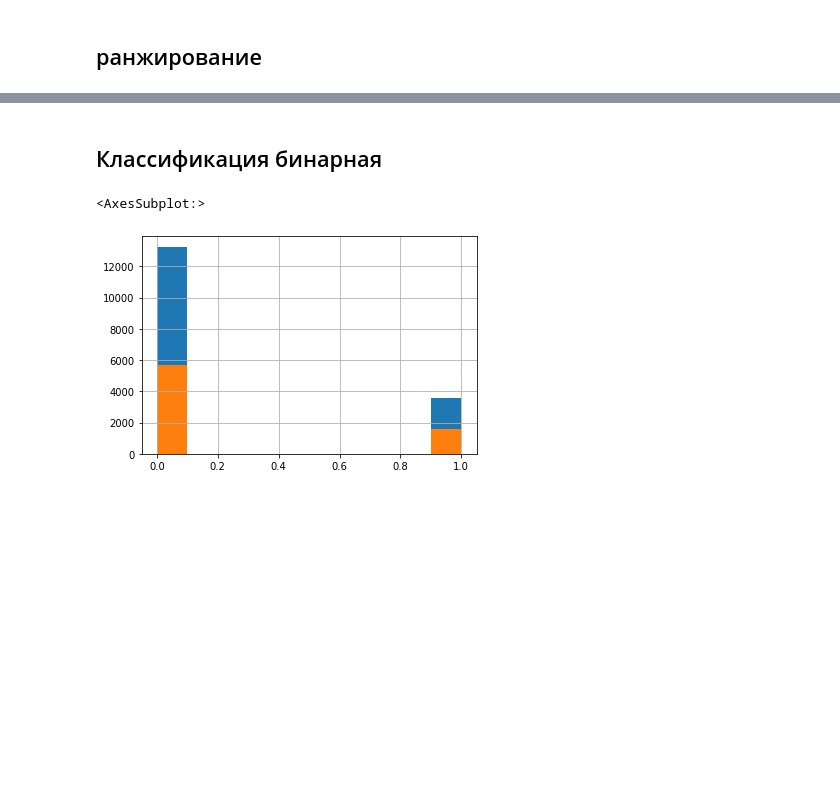
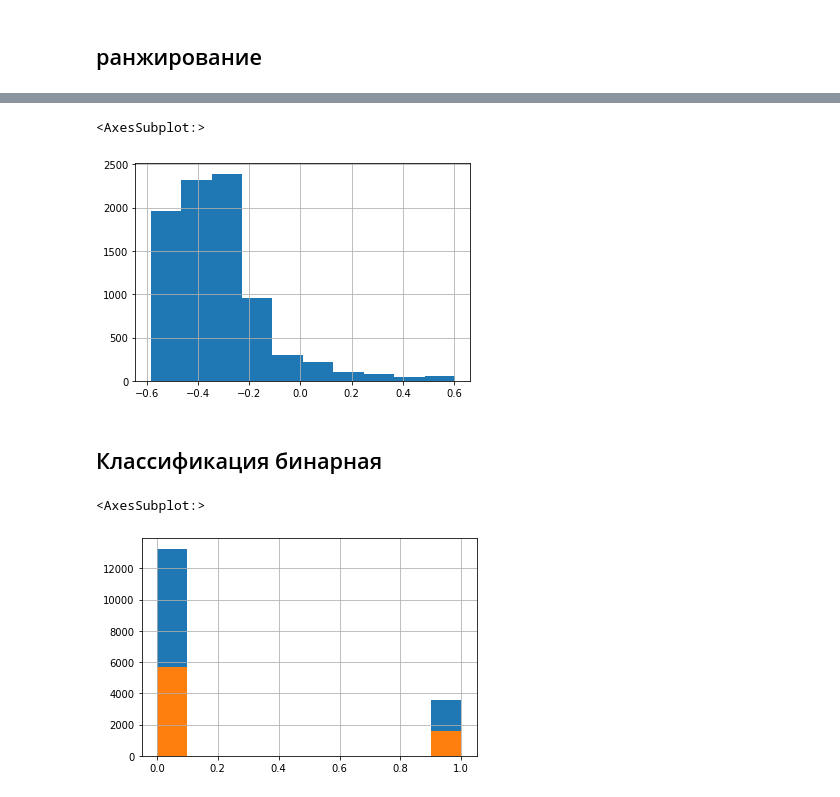
Before and after one commit to KabirovIrik/data-full-path, a Jupyter notebook: analysis/procced_train.ipynb, the cells around one changed output, grey strips where cells are left out. Drawn from its saved outputs; the diff is of its cells as text; code cells hidden in the pictures; blank space fills up the shorter version.

```diff
--- a/analysis/procced_train.ipynb
+++ b/analysis/procced_train.ipynb
@@ -66,0 +115,3 @@ df.sort_values(by='page')
+# %%
+feat_cols = feat_cols + ['knn_distance']
+feat_cols
@@ -148,7 +222,3 @@ borders
-# %%
-scaler = StandardScaler()
-scaler.fit(df[feat_cols])
-df[feat_cols] = scaler.transform(df[feat_cols])
 # %% [markdown]
 # Сэмплирование попробовать
 # %% [markdown]
@@ -156,7 +226,7 @@ df[feat_cols] = scaler.transform(df[feat_cols])
 # %%
 label_gain = df['page'].value_counts().sort_index().index.to_numpy()
 #label_gain = np.append(label_gain, 5)
-X_train, X_test, y_train, y_test = train_test_split(df[feat_cols], df['page'], test_size=0.2, random_state=1)
+X_train, X_test, y_train, y_test = train_test_split(df[feat_cols], df['page'], test_size=0.35, random_state=1)
 X_train, X_val, y_train, y_val = train_test_split(X_train, y_train, test_size=0.4, random_state=42)
 query_train = [X_train.shape[0]]
 query_val = [X_val.shape[0]]
@@ -208,7 +278,7 @@ LGBMRanker(label_gain=array([0, 1, 2, 3, 4], dtype=int64), max_depth=115,
            min_child_samples=251, n_estimators=200, reg_alpha=0.1,
            reg_lambda=0.2)
 # %%
-#x1 = X_test[0:1].reset_index(drop=True)
+x1 = X_test[0:1].reset_index(drop=True)
 test_pred = gbm.predict(X_test)
-#X_test["predicted_ranking"] = test_pred
-#X_test.sort_values("predicted_ranking", ascending=False)
+X_test["predicted_ranking"] = test_pred
+X_test.sort_values("predicted_ranking", ascending=False)
@@ -215,5 +299,8 @@ test_pred = gbm.predict(X_test)
 # %%
-#X_test["predicted_ranking"].hist()
+X_test["predicted_ranking"].hist()
+# %% [output]
+<AxesSubplot:>
+[figure, added]
 # %% [markdown]
 ## Классификация бинарная
 # %%
```
Also changed, not shown: parts of 104 cells of this notebook.
